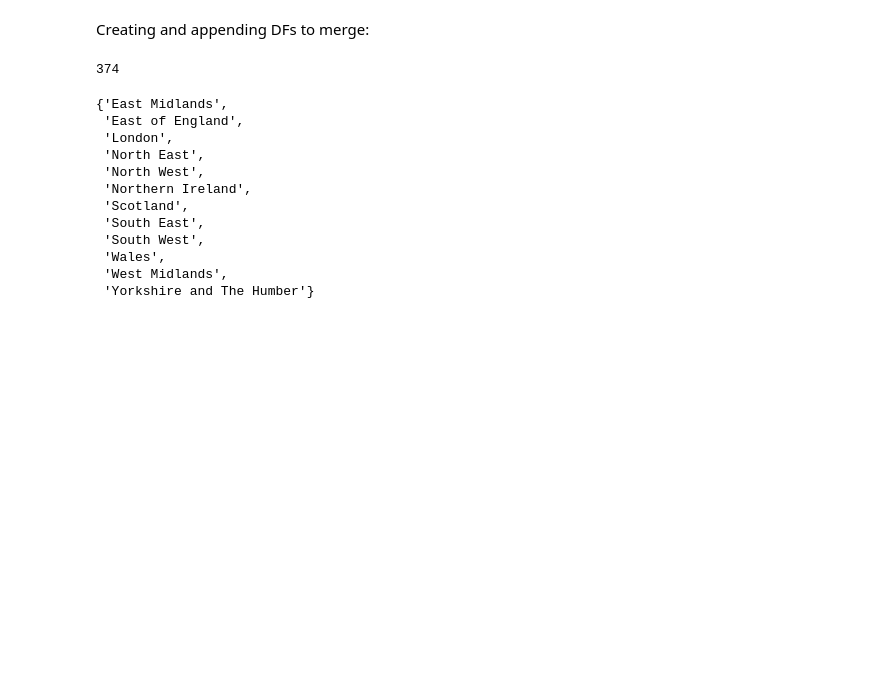
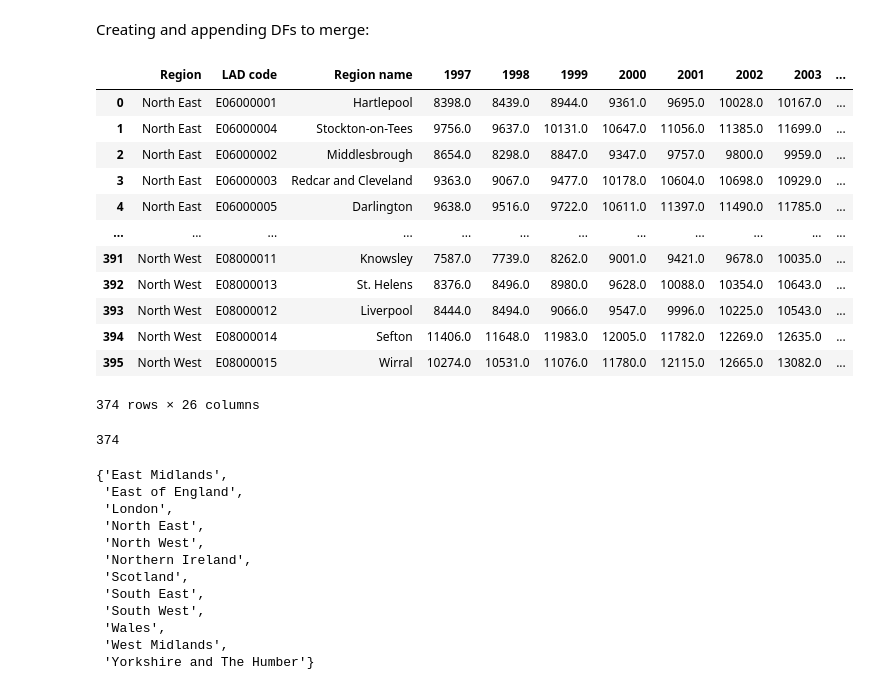
Before and after one commit to FM-ds/FM-ds.github.io, a Jupyter notebook: Regional_Inequality/Notebooks/merge NUTS3 Data.ipynb, the cells around one changed output. Drawn from its saved outputs; the diff is of its cells as text; code cells hidden in the pictures; blank space fills up the shorter version.

```diff
--- a/Regional_Inequality/Notebooks/merge NUTS3 Data.ipynb
+++ b/Regional_Inequality/Notebooks/merge NUTS3 Data.ipynb
@@ -50,6 +50,22 @@ years = [str(y) for y in list(years)]
 df.columns = list(df.columns[:-23])+ years
 df
 df.to_csv("temp.csv")
+# %%
+df
+# %% [output]
+|  | Region | LAD code | Region name | 1997 | 1998 | 1999 | 2000 | 2001 | 2002 | 2003 | ... |
+| 0 | North East | E06000001 | Hartlepool | 8398.0 | 8439.0 | 8944.0 | 9361.0 | 9695.0 | 10028.0 | 10167.0 | ... |
+| 1 | North East | E06000004 | Stockton-on-Tees | 9756.0 | 9637.0 | 10131.0 | 10647.0 | 11056.0 | 11385.0 | 11699.0 | ... |
+| 2 | North East | E06000002 | Middlesbrough | 8654.0 | 8298.0 | 8847.0 | 9347.0 | 9757.0 | 9800.0 | 9959.0 | ... |
+| 3 | North East | E06000003 | Redcar and Cleveland | 9363.0 | 9067.0 | 9477.0 | 10178.0 | 10604.0 | 10698.0 | 10929.0 | ... |
+| 4 | North East | E06000005 | Darlington | 9638.0 | 9516.0 | 9722.0 | 10611.0 | 11397.0 | 11490.0 | 11785.0 | ... |
+| ... | ... | ... | ... | ... | ... | ... | ... | ... | ... | ... | ... |
+| 391 | North West | E08000011 | Knowsley | 7587.0 | 7739.0 | 8262.0 | 9001.0 | 9421.0 | 9678.0 | 10035.0 | ... |
+| 392 | North West | E08000013 | St. Helens | 8376.0 | 8496.0 | 8980.0 | 9628.0 | 10088.0 | 10354.0 | 10643.0 | ... |
+| 393 | North West | E08000012 | Liverpool | 8444.0 | 8494.0 | 9066.0 | 9547.0 | 9996.0 | 10225.0 | 10543.0 | ... |
+| 394 | North West | E08000014 | Sefton | 11406.0 | 11648.0 | 11983.0 | 12005.0 | 11782.0 | 12269.0 | 12635.0 | ... |
+| 395 | North West | E08000015 | Wirral | 10274.0 | 10531.0 | 11076.0 | 11780.0 | 12115.0 | 12665.0 | 13082.0 | ... |
+374 rows × 26 columns
 # %%
 len(set(df['LAD code'].values))
 # %% [output]
```
Also changed, not shown: parts of 1 cell of this notebook, 19 other files.
